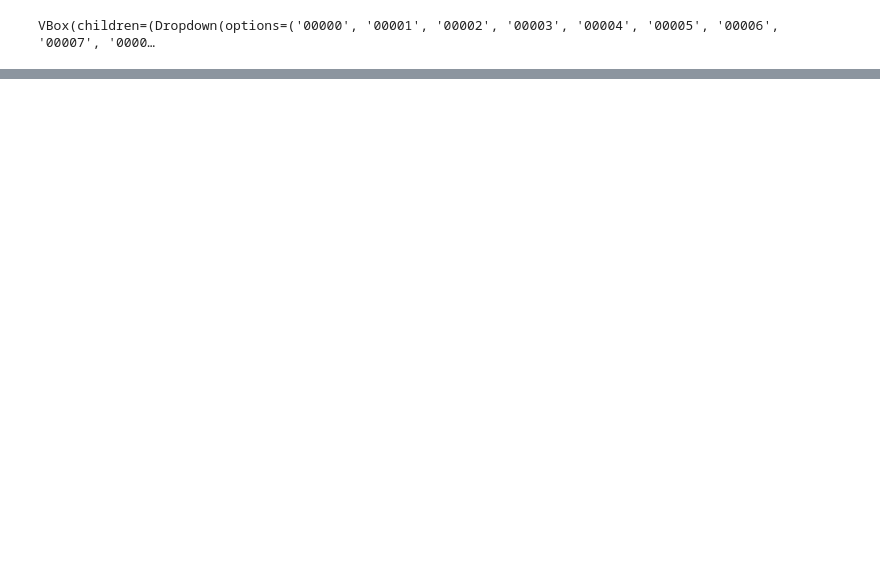
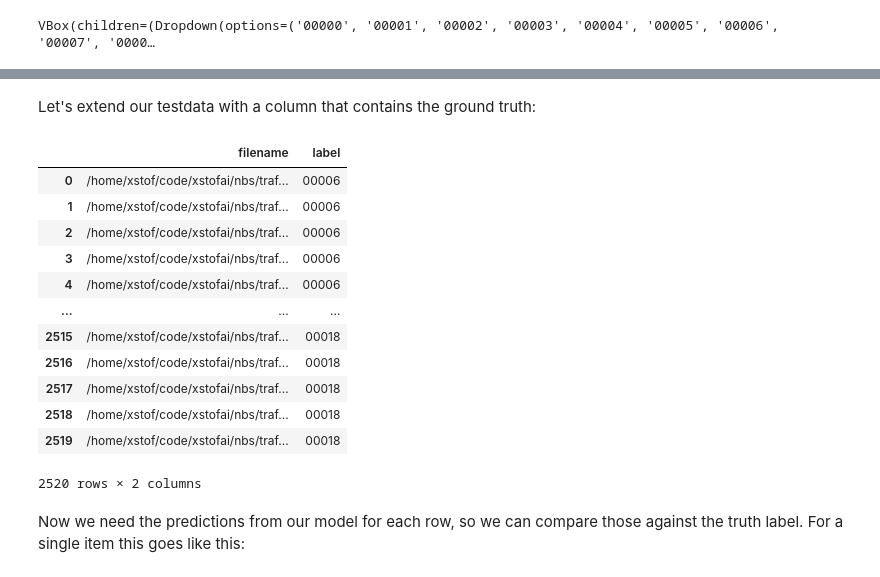
Before and after one commit to xstof/xstofai, a Jupyter notebook: nbs/traffic-sign-recognition.ipynb, the cells around one changed output, grey strips where cells are left out. Drawn from its saved outputs; the diff is of its cells as text; code cells hidden in the pictures; blank space fills up the shorter version.

Commit message:
validate the traffic sign recognition against the test set

```diff
--- a/nbs/traffic-sign-recognition.ipynb
+++ b/nbs/traffic-sign-recognition.ipynb
@@ -220,0 +226,5 @@ move traffic-sign/BelgiumTSC_Training/00027/01490_00002.ppm to
+# %%
+test_files = get_image_files(testing_path)
+test_files_string = test_files.map(lambda f: str(f.absolute()))
+print(f'file {test_files[0]} has correct label: {label_func(test_files[0])}')
+type(test_files_string)
@@ -220,0 +234,3 @@ move traffic-sign/BelgiumTSC_Training/00027/01490_00002.ppm to
+# %%
+testdata = pd.DataFrame(np.array(test_files_string) , columns = ['filename'])
+testdata
@@ -220,0 +251,21 @@ move traffic-sign/BelgiumTSC_Training/00027/01490_00002.ppm to
+# %% [markdown]
+Let's extend our testdata with a column that contains the ground truth:
+# %%
+testdata['label'] = testdata.apply(lambda row: label_func(Path(row['filename'])), axis = 1)
+testdata
+# %% [output]
+|  | filename | label |
+| 0 | /home/xstof/code/xstofai/nbs/traf... | 00006 |
+| 1 | /home/xstof/code/xstofai/nbs/traf... | 00006 |
+| 2 | /home/xstof/code/xstofai/nbs/traf... | 00006 |
+| 3 | /home/xstof/code/xstofai/nbs/traf... | 00006 |
+| 4 | /home/xstof/code/xstofai/nbs/traf... | 00006 |
+| ... | ... | ... |
+| 2515 | /home/xstof/code/xstofai/nbs/traf... | 00018 |
+| 2516 | /home/xstof/code/xstofai/nbs/traf... | 00018 |
+| 2517 | /home/xstof/code/xstofai/nbs/traf... | 00018 |
+| 2518 | /home/xstof/code/xstofai/nbs/traf... | 00018 |
+| 2519 | /home/xstof/code/xstofai/nbs/traf... | 00018 |
+2520 rows × 2 columns
+# %% [markdown]
+Now we need the predictions from our model for each row, so we can compare those against the truth label.  For a single item this goes like this:
```
Also changed, not shown: parts of 32 cells of this notebook, 1 other file.
